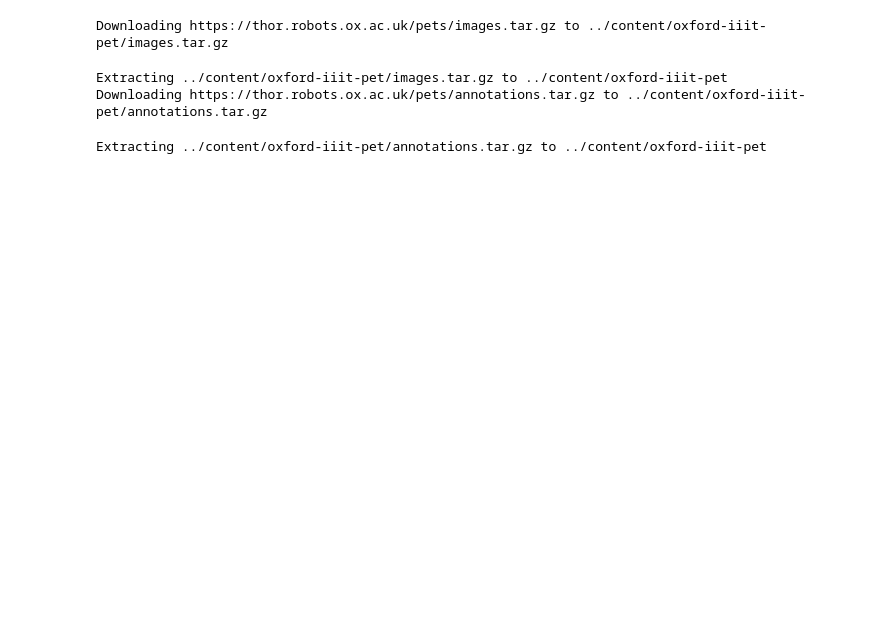
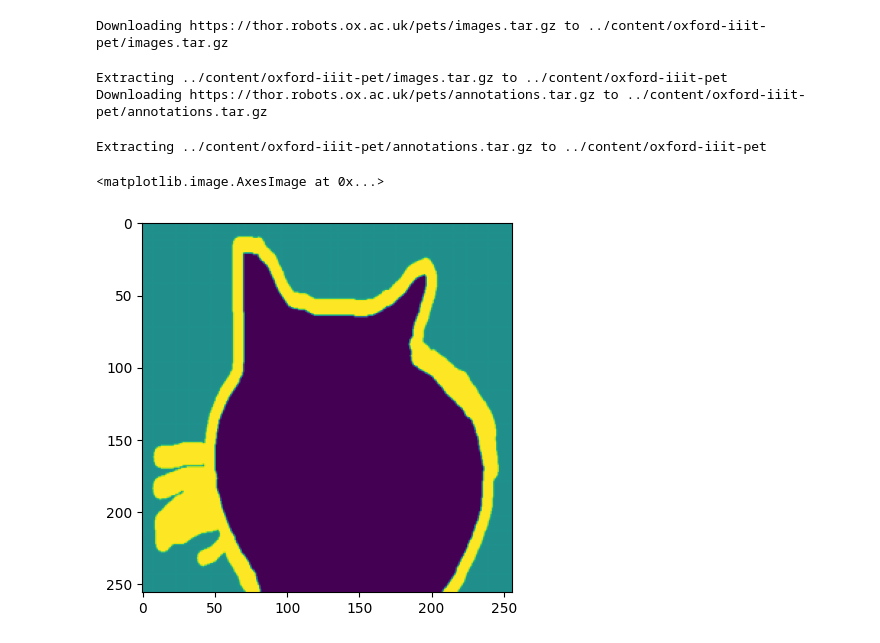
Before and after one commit to Rahul-Ram-03/pytorch-basics, a Jupyter notebook: image-segmentation-basic.ipynb, the cells around one changed output. Drawn from its saved outputs; the diff is of its cells as text; code cells hidden in the pictures; blank space fills up the shorter version.

```diff
--- a/image-segmentation-basic.ipynb
+++ b/image-segmentation-basic.ipynb
@@ -59,6 +59,16 @@ Extracting ../content/oxford-iiit-pet/annotations.tar.gz to ../content/oxford-ii
 # %%
 train_dataloader = DataLoader(training_data, batch_size= batch_size, shuffle= True, drop_last= True)
 test_dataloader = DataLoader(test_data, batch_size= batch_size, shuffle= True, drop_last= True)
+# %%
+import itertools
+
+sample_index =  torch.randint(0, len(test_dataloader), size= (1,))
+sample_input, sample_target = next(itertools.islice(test_dataloader, sample_index, None))
+# %%
+plt.imshow(sample_target[0].permute(1,2,0))
+# %% [output]
+<matplotlib.image.AxesImage at 0x...>
+[figure, added]
 # %%
 class DownwardBlock(N.Module):
     def __init__(self, in_channels, out_channels, device, stride= 1, kernel_size= 3, padding= 'same'):
```
Also changed, not shown: parts of 3 cells of this notebook.
